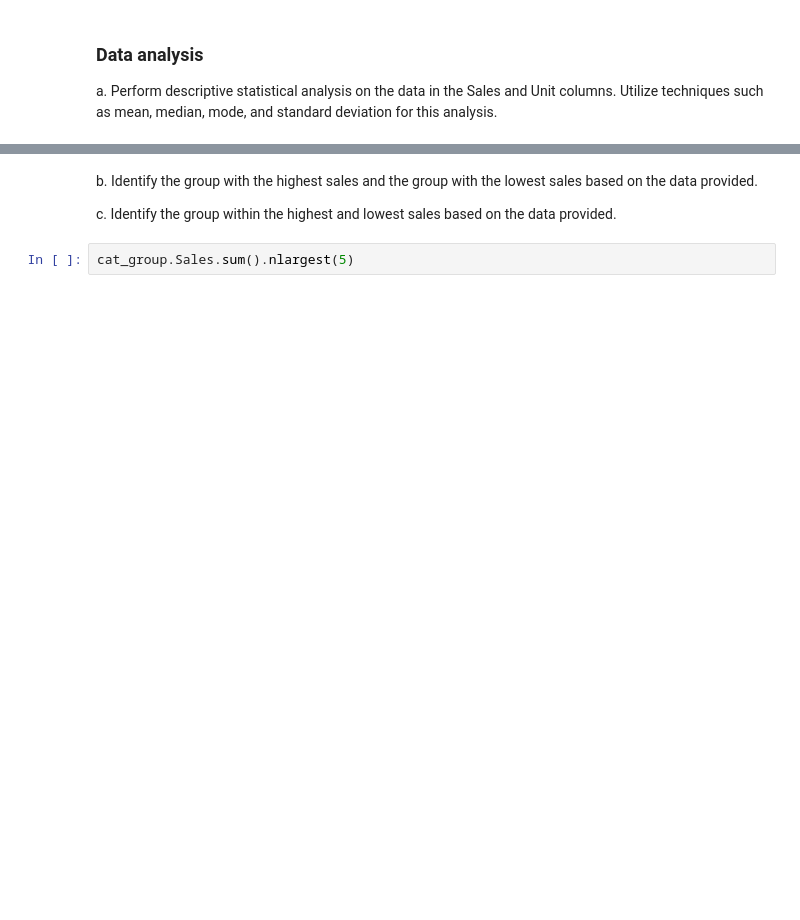
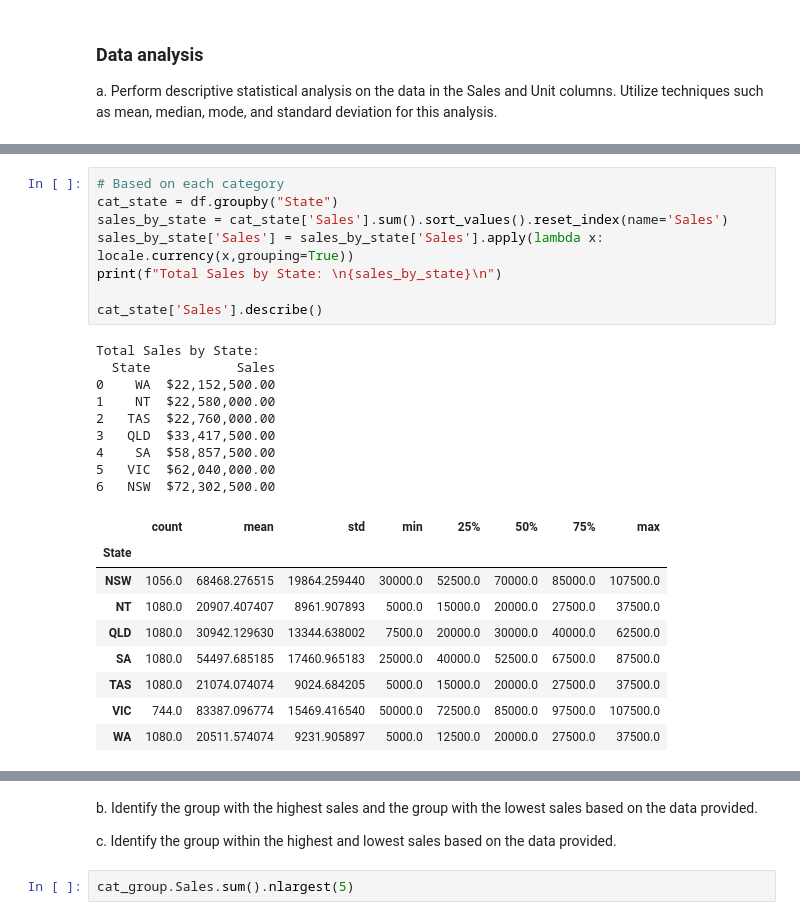
Before and after one commit to karmenatwork/3_CB_Sales-Analysis, a Jupyter notebook: main.ipynb, the cells around one changed output, grey strips where cells are left out. Drawn from its saved outputs; the diff is of its cells as text; blank space fills up the shorter version.

```diff
--- a/main.ipynb
+++ b/main.ipynb
@@ -320,0 +741,27 @@ a. Perform descriptive statistical analysis on the data in the Sales and Unit co
+# %%
+# Based on each category
+cat_state = df.groupby("State")
+sales_by_state = cat_state['Sales'].sum().sort_values().reset_index(name='Sales')
+sales_by_state['Sales'] = sales_by_state['Sales'].apply(lambda x: locale.currency(x,grouping=True))
+print(f"Total Sales by State: \n{sales_by_state}\n")
+
+cat_state['Sales'].describe()
+# %% [output]
+Total Sales by State:
+  State           Sales
+0    WA  $22,152,500.00
+1    NT  $22,580,000.00
+2   TAS  $22,760,000.00
+3   QLD  $33,417,500.00
+4    SA  $58,857,500.00
+5   VIC  $62,040,000.00
+6   NSW  $72,302,500.00
+|  | count | mean | std | min | 25% | 50% | 75% | max |
+| State |  |  |  |  |  |  |  |  |
+| NSW | 1056.0 | 68468.276515 | 19864.259440 | 30000.0 | 52500.0 | 70000.0 | 85000.0 | 107500.0 |
+| NT | 1080.0 | 20907.407407 | 8961.907893 | 5000.0 | 15000.0 | 20000.0 | 27500.0 | 37500.0 |
+| QLD | 1080.0 | 30942.129630 | 13344.638002 | 7500.0 | 20000.0 | 30000.0 | 40000.0 | 62500.0 |
+| SA | 1080.0 | 54497.685185 | 17460.965183 | 25000.0 | 40000.0 | 52500.0 | 67500.0 | 87500.0 |
+| TAS | 1080.0 | 21074.074074 | 9024.684205 | 5000.0 | 15000.0 | 20000.0 | 27500.0 | 37500.0 |
+| VIC | 744.0 | 83387.096774 | 15469.416540 | 50000.0 | 72500.0 | 85000.0 | 97500.0 | 107500.0 |
+| WA | 1080.0 | 20511.574074 | 9231.905897 | 5000.0 | 12500.0 | 20000.0 | 27500.0 | 37500.0 |
```
Also changed, not shown: parts of 76 cells of this notebook, 1 other file.
